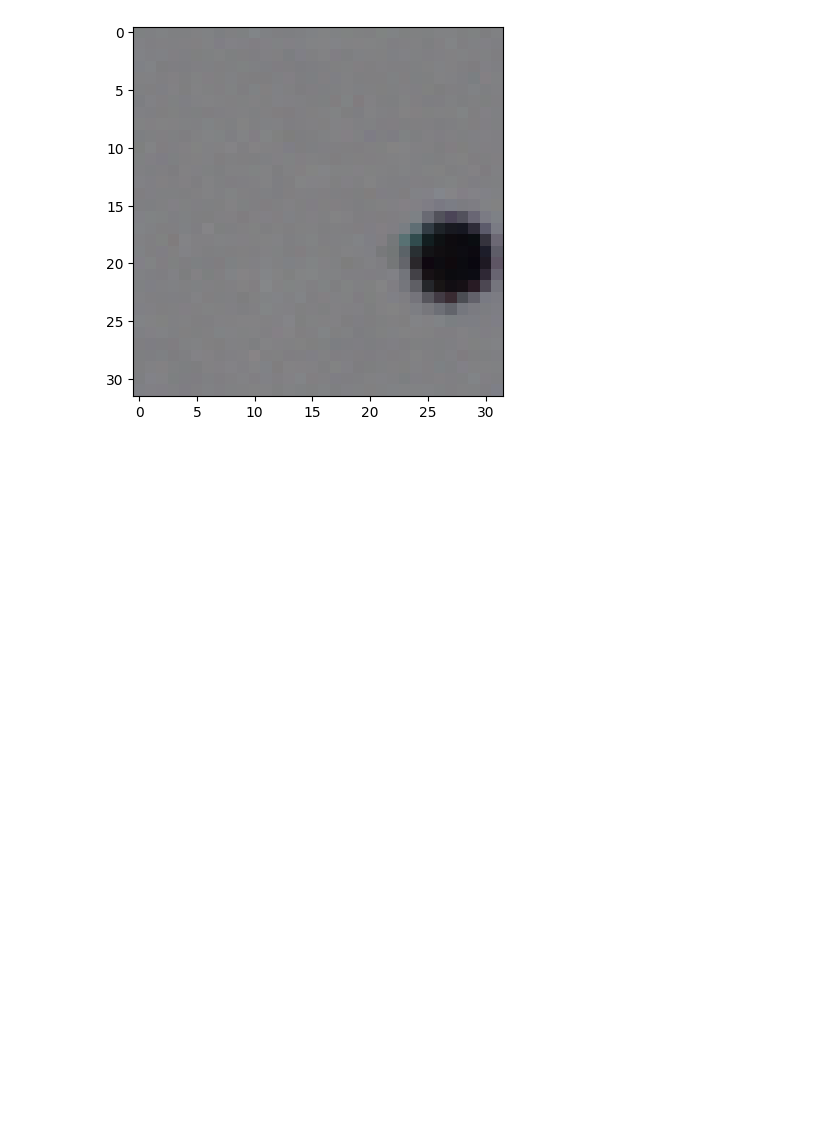
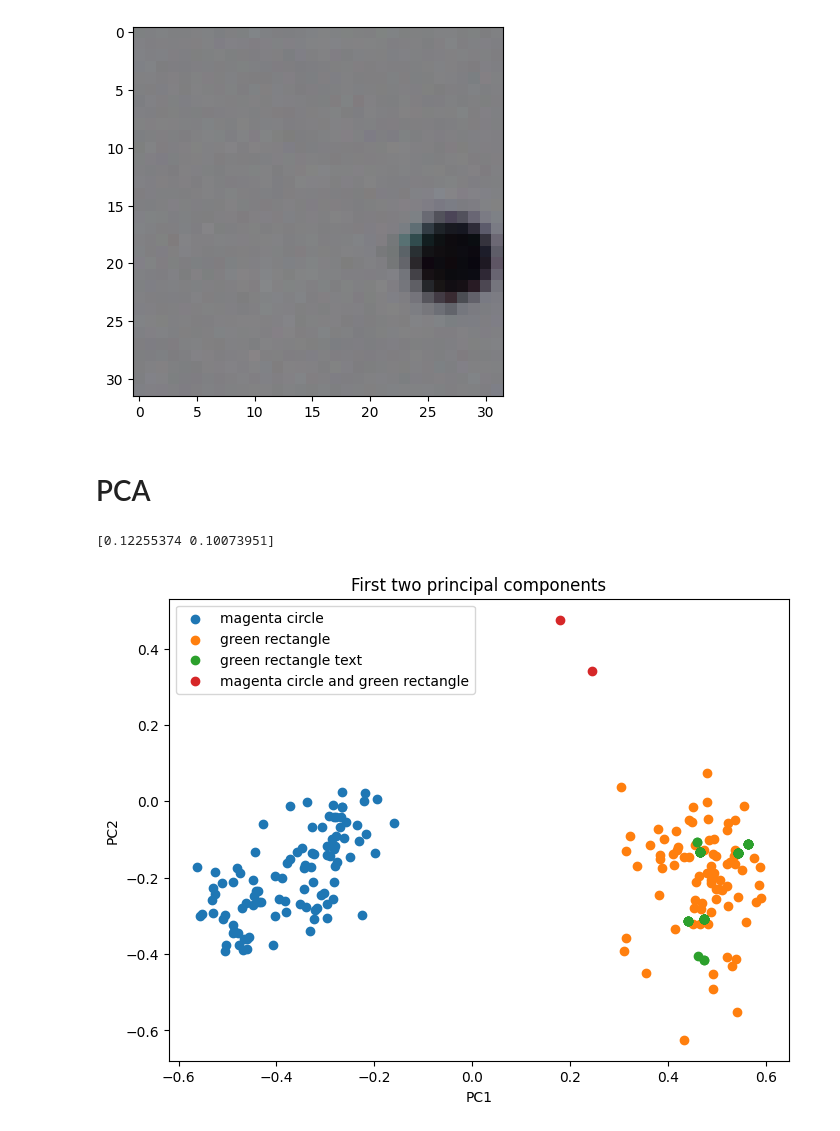
Before and after one commit to RodgersLuo/open-dalle-2, a Jupyter notebook: experiments.ipynb, the cells around one changed output. Cells and saved outputs as stored; diff of their text form; code cells hidden in the pictures; blank space fills up the shorter version.

```diff
--- a/experiments.ipynb
+++ b/experiments.ipynb
@@ -267,15 +284,23 @@ def knn(x, xs, k=5, metric="euclidean"):
     return distances, indices
 # %%
 import tqdm
+from nn_components.tokenizer import tokenize
 
 image_embeddings = []
+text_embeddings = []
 with torch.no_grad():
     for step, (img, txt) in enumerate(dataloader):
         img = img.to(device=dalle2.device)
         img_emb = dalle2.clip.encode_image(img, normalize=True)
         image_embeddings.append(img_emb.detach().cpu().numpy())
+
+        txt = tokenize(txt, context_length=dalle2.clip.context_length)
+        txt = txt.to(device=dalle2.device)
+        txt_emb = dalle2.clip.encode_text(txt, normalize=True)
+        text_embeddings.append(txt_emb.detach().cpu().numpy())
 # %%
 from functools import reduce
 
 image_embeddings = reduce(lambda x, y: np.concatenate((x, y)), image_embeddings)
+text_embeddings = reduce(lambda x, y: np.concatenate((x, y)), text_embeddings)
 # %%
@@ -366,3 +391,5 @@ image = dalle2((3, IMG_SIZE, IMG_SIZE), "a circle", prior_diffusion, decoder_dif
 show_tensor_image(image.detach().cpu())
 # %% [output]
 [figure]
+# %% [markdown]
+# PCA
@@ -368,0 +414,38 @@ show_tensor_image(image.detach().cpu())
+# %%
+mc = search("magenta circle", train_data)
+me = search("magenta ellipse", train_data)
+mt = search("magenta triangle", train_data)
+gr = search("green rectangle", train_data)
+mr = search("magenta rectangle", train_data)
+ms = search("magenta square", train_data)
+bt = search("blue triangle", train_data)
+mc_gr = search_and("magenta triangle", "green rectangle", train_data)
+# %%
+pca = PCA(n_components=2)
+plt.figure(figsize=(8,6))
+Xi = pca.fit_transform(image_embeddings)
+Xt = pca.transform(text_embeddings)
+
+# Xt = pca.fit_transform(text_embeddings)
+# Xi = pca.transform(image_embeddings)
+print(pca.explained_variance_ratio_)
+
+plot = plt.scatter(Xi[mc,0], Xi[mc,1], label="magenta circle")
+# plt.scatter(Xt[mc,0], Xt[mc,1], label="magenta circle text")
+# plt.scatter(Xi[me,0], Xi[me,1], label="magenta ellipse")
+# plt.scatter(Xi[mt,0], Xi[mt,1], label="magenta triangle")
+# plt.scatter(Xi[bt,0], Xi[bt,1], label="blue triangle")
+plt.scatter(Xi[gr,0], Xi[gr,1], label="green rectangle")
+plt.scatter(Xt[gr,0], Xt[gr,1], label="green rectangle text")
+plt.scatter(Xi[mc_gr,0], Xi[mc_gr,1], label="magenta circle and green rectangle")
+# plt.scatter(Xi[mr,0], Xi[mr,1], label="magenta rectangle")
+# plt.scatter(Xi[ms,0], Xi[ms,1], label="magenta square")
+# plt.legend(handles=plot.legend_elements()[0])
+plt.legend()
+plt.xlabel("PC1")
+plt.ylabel("PC2")
+plt.title("First two principal components")
+plt.show()
+# %% [output]
+[0.12255374 0.10073951]
+[figure, added]
```
Also changed, not shown: parts of 76 cells of this notebook, 4 other files.
